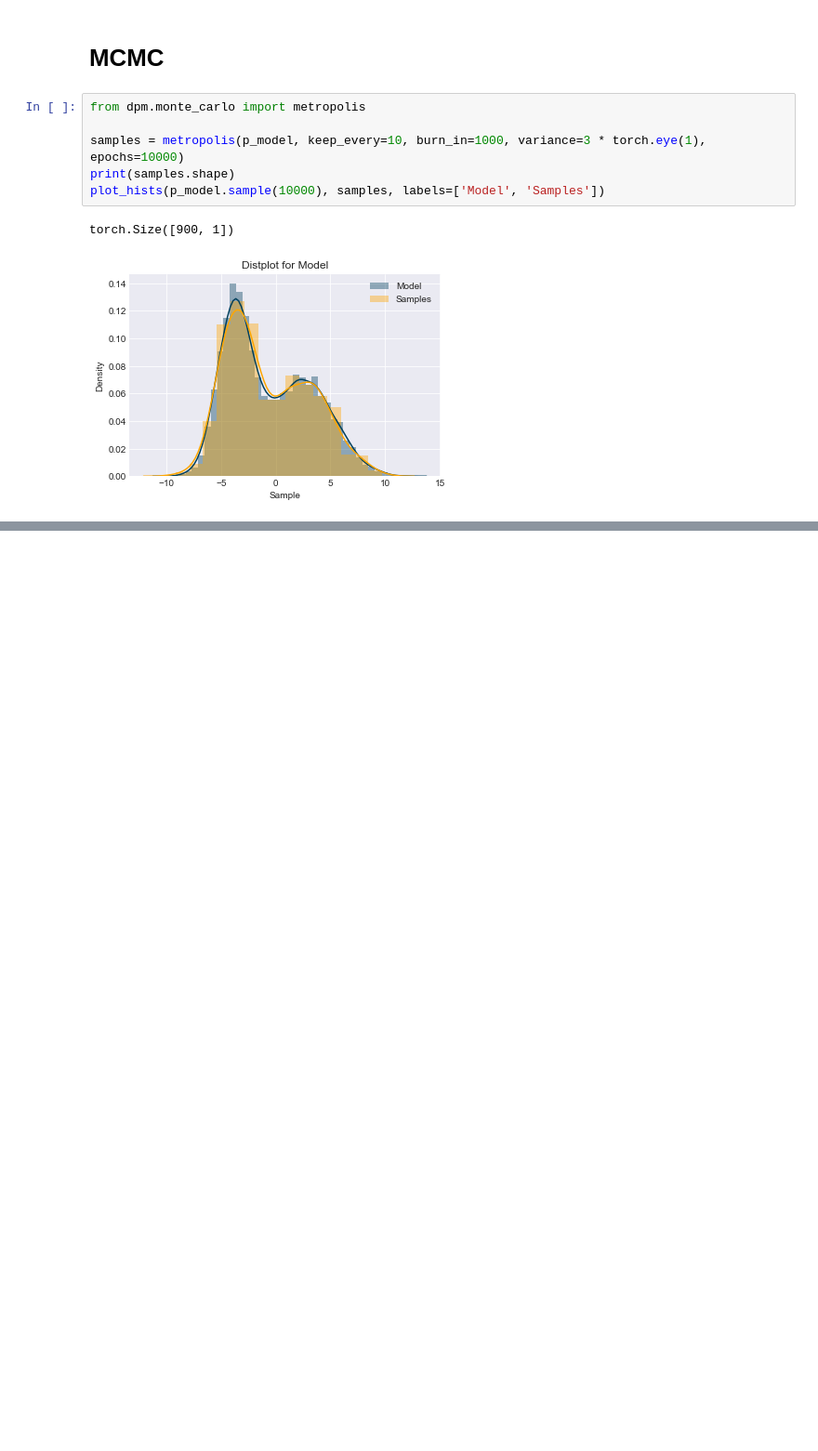
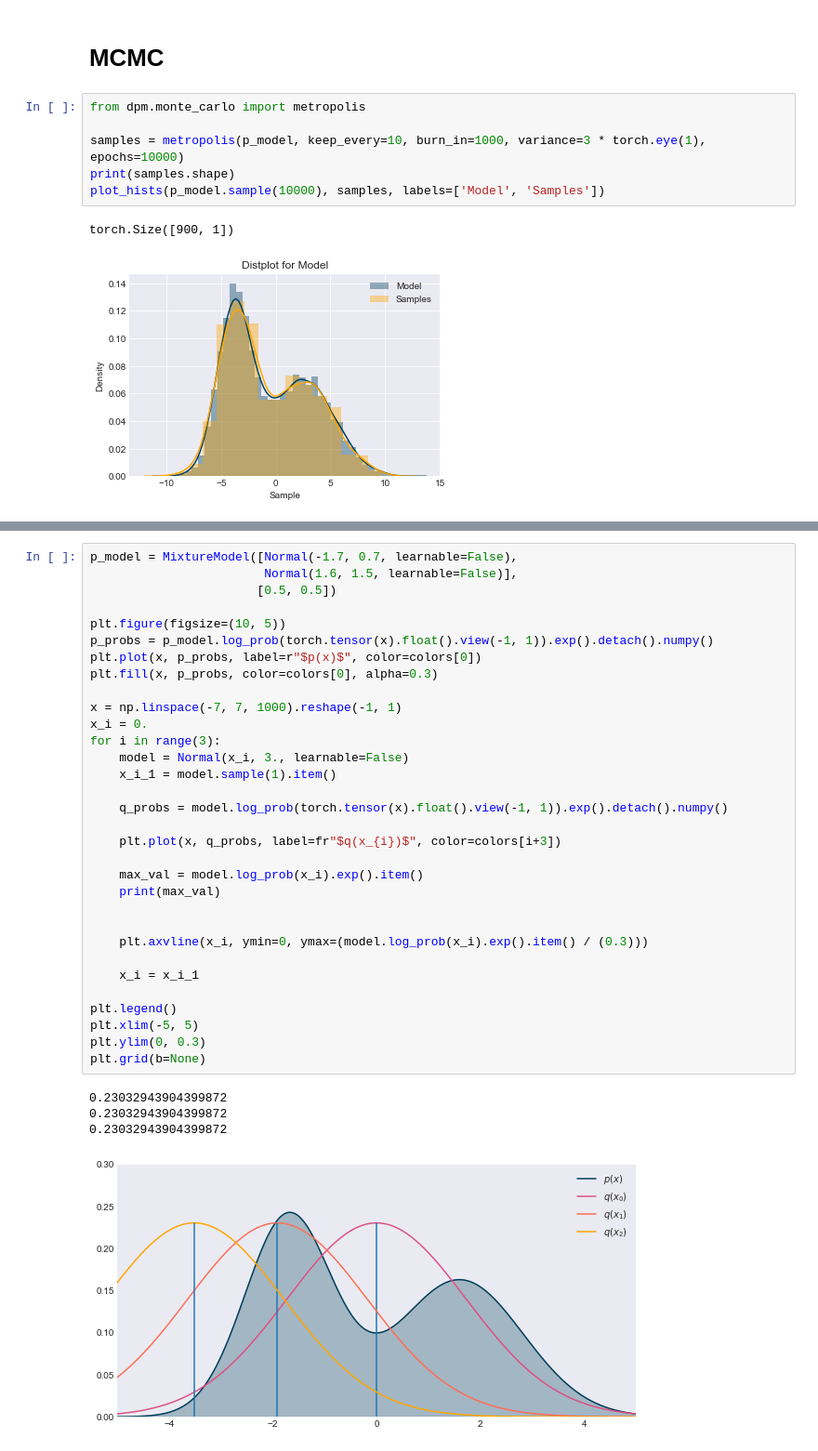
Before and after one commit to nextBillyonair/DPM, a Jupyter notebook: Notebooks/MonteCarlo/Sampling.ipynb, the cells around one changed output, grey strips where cells are left out. Shown at 93% size. Cells and saved outputs as stored; diff of their text form; blank space fills up the shorter version.

```diff
--- a/Notebooks/MonteCarlo/Sampling.ipynb
+++ b/Notebooks/MonteCarlo/Sampling.ipynb
@@ -325,3 +404,40 @@ plot_hists(p_model.sample(10000), samples, labels=['Model', 'Samples'])
 # %% [output]
 torch.Size([900, 1])
 [figure]
+# %%
+p_model = MixtureModel([Normal(-1.7, 0.7, learnable=False),
+                        Normal(1.6, 1.5, learnable=False)],
+                       [0.5, 0.5])
+
+plt.figure(figsize=(10, 5))
+p_probs = p_model.log_prob(torch.tensor(x).float().view(-1, 1)).exp().detach().numpy()
+plt.plot(x, p_probs, label=r"$p(x)$", color=colors[0])
+plt.fill(x, p_probs, color=colors[0], alpha=0.3)
+
+x = np.linspace(-7, 7, 1000).reshape(-1, 1)
+x_i = 0.
+for i in range(3):
+    model = Normal(x_i, 3., learnable=False)
+    x_i_1 = model.sample(1).item()
+
+    q_probs = model.log_prob(torch.tensor(x).float().view(-1, 1)).exp().detach().numpy()
+
+    plt.plot(x, q_probs, label=fr"$q(x_{i})$", color=colors[i+3])
+
+    max_val = model.log_prob(x_i).exp().item()
+    print(max_val)
+
+
+    plt.axvline(x_i, ymin=0, ymax=(model.log_prob(x_i).exp().item() / (0.3)))
+
+    x_i = x_i_1
+
+plt.legend()
+plt.xlim(-5, 5)
+plt.ylim(0, 0.3)
+plt.grid(b=None)
+# %% [output]
+0.23032943904399872
+0.23032943904399872
+0.23032943904399872
+[figure, added]
```
Also changed, not shown: parts of 13 cells of this notebook, 6 other files.
